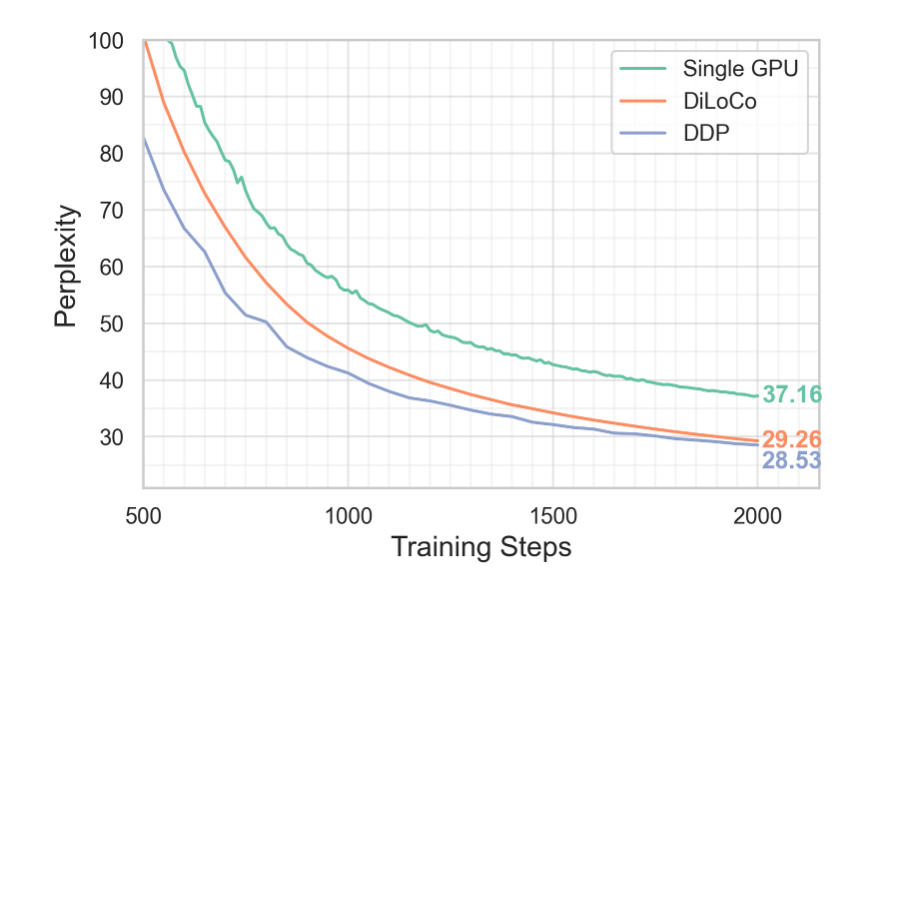
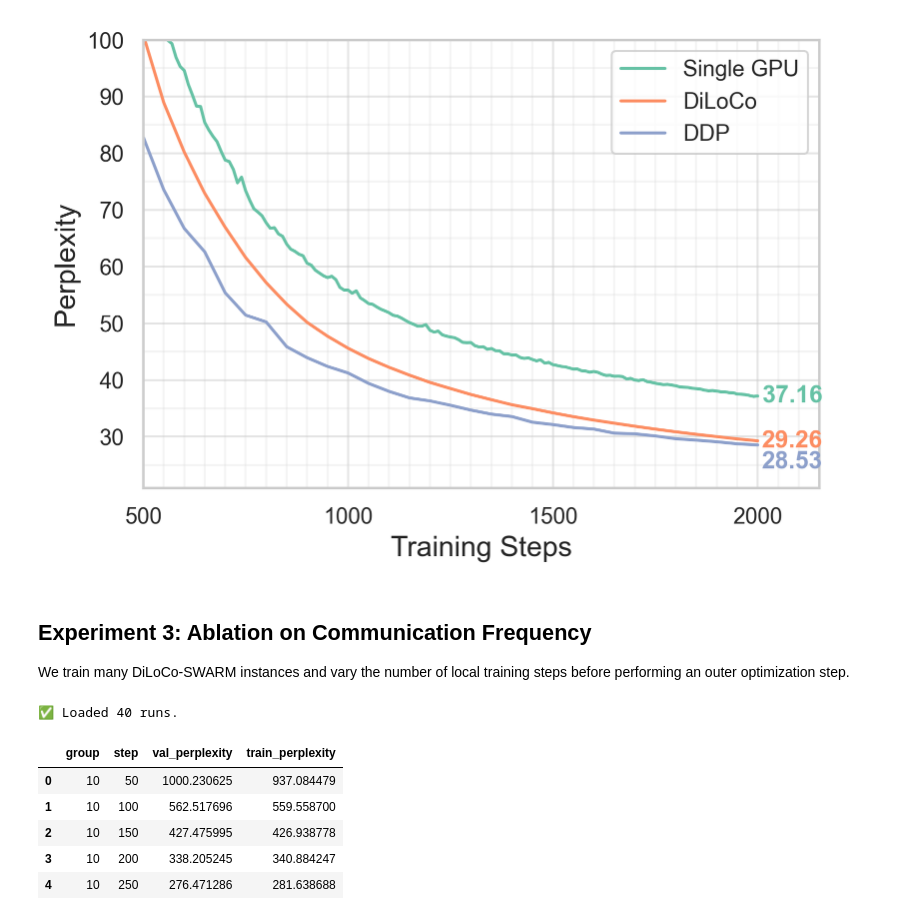
Before and after one commit to mikasenghaas/diloco-swarm, a Jupyter notebook: notebooks/4.0-results.ipynb, the cells around one changed output. Drawn from its saved outputs; the diff is of its cells as text; code cells hidden in the pictures; blank space fills up the shorter version.

```diff
--- a/notebooks/4.0-results.ipynb
+++ b/notebooks/4.0-results.ipynb
@@ -338,2 +340,15 @@ fig.savefig("report/figures/experiment2.png", bbox_inches="tight")
 # %% [output]
 [figure]
+# %% [markdown]
+## Experiment 3: Ablation on Communication Frequency
+
+We train many DiLoCo-SWARM instances and vary the number of local training steps before performing an outer optimization step.
+# %%
+# Load runs
+GROUPS = {"10": "20241230_231027", "20": "20241231_082840", "50": "20241230_184347", "100": "20241231_032256", "200": "20241231_124027"}
+MASTER_RUNS = {"10": "vockm5zz", "20": "aqy0tt6s", "50": "i19udsg4", "100": "32z0yqjd", "200": "93faxluz"}
+RUNS = [r for r in ALL_RUNS if r.group in GROUPS.values()]
+
+print(f"✅ Loaded {len(RUNS)} runs.")
+# %% [output]
+✅ Loaded 40 runs.
@@ -339,0 +374,13 @@ fig.savefig("report/figures/experiment2.png", bbox_inches="tight")
+# %%
+# Prepare
+cols = {"group": "group", "_step": "step", "eval/perplexity/average": "val_perplexity", "train/global/perplexity/current": "train_perplexity"}
+exp3 = runs_history[cols.keys()].rename(columns=cols)[list(cols.values())]
+exp3 = exp3.dropna().reset_index(drop=True)
+exp3.head()
+# %% [output]
+|  | group | step | val_perplexity | train_perplexity |
+| 0 | 10 | 50 | 1000.230625 | 937.084479 |
+| 1 | 10 | 100 | 562.517696 | 559.558700 |
+| 2 | 10 | 150 | 427.475995 | 426.938778 |
+| 3 | 10 | 200 | 338.205245 | 340.884247 |
+| 4 | 10 | 250 | 276.471286 | 281.638688 |
```
Also changed, not shown: parts of 16 cells of this notebook, 5 other files.
